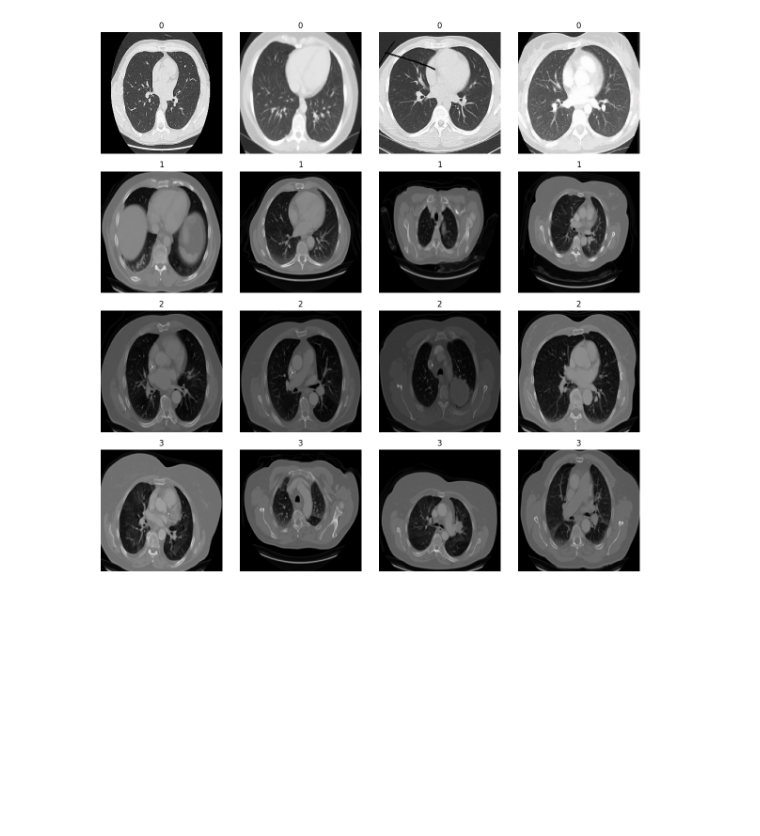
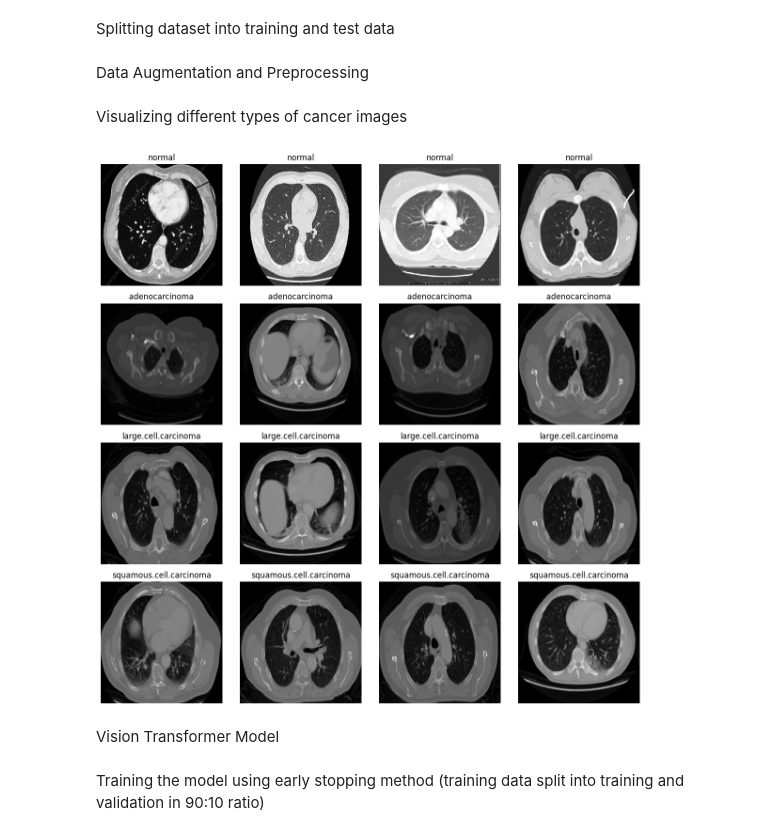
Before and after one commit to SaumyaGupta-99/CancerDetectionUsingViT, a Jupyter notebook: ViT.ipynb, the cells around one changed output. Saved outputs shown, nothing was run; the diff lists cells and outputs as text; code cells hidden in the pictures; blank space fills up the shorter version.

Commit message:
updated transformer code

```diff
--- a/ViT.ipynb
+++ b/ViT.ipynb
@@ -74,10 +78,14 @@ data_path = ""
 labels = ["adenocarcinoma", "large.cell.carcinoma", "normal", "squamous.cell.carcinoma"]
 
 X, y = load_images(data_path, labels=labels, image_size=image_size)
+# %% [markdown]
+Splitting dataset into training and test data
 # %%
 from sklearn.model_selection import train_test_split
 
 X_train, X_test, y_train, y_test = train_test_split(X, y, test_size=0.2)
+# %% [markdown]
+Data Augmentation and Preprocessing
 # %%
 import torch
 from torch.utils.data import Dataset, DataLoader
@@ -93,6 +101,13 @@ label2idx = {
     "adenocarcinoma": 1,
     "large.cell.carcinoma": 2,
     "squamous.cell.carcinoma": 3
+}
+
+idx2label = {
+    0: "normal",
+    1: "adenocarcinoma",
+    2: "large.cell.carcinoma",
+    3: "squamous.cell.carcinoma"
 }
 
 mean = [0.485, 0.456, 0.406]
@@ -151,6 +166,8 @@ test_loader  = DataLoader(test_dataset,  batch_size=BATCH_SIZE, shuffle=False)
 
 # Cleanup
 # del train_dataset, valid_dataset, test_dataset
+# %% [markdown]
+Visualizing different types of cancer images
 # %%
 import matplotlib.pyplot as plt
 
@@ -162,35 +179,37 @@ if len(labels) == 1:
 for i, label in enumerate(labels):
     indices = np.where(test_dataset.labels == label)[0]
     num_to_sample = len(indices)
     random_indices = np.random.choice(indices, size=num_to_sample, replace=False)
     for j in range(4):  # Always loop over 4 columns
         ax = axes[i, j]
         if j < num_to_sample:
             img = test_dataset.images[random_indices[j]]
             if isinstance(img, torch.Tensor):
                 img = img.numpy()
                 if img.ndim == 3 and img.shape[0] in [1, 3]:  # Likely CHW
                     img = np.transpose(img, (1, 2, 0))  # Convert to HWC
 
             elif isinstance(img, Image.Image):
                 img = np.array(img)
 
             if isinstance(img, np.ndarray):
                 if img.ndim == 3 and img.shape[2] == 3:
                     img = cv2.cvtColor(img, cv2.COLOR_BGR2RGB)
                 ax.imshow(img)
             else:
                 print(f"Unexpected type: {type(img)}")
             ax.imshow(img)
-            ax.set_title(label)
+            ax.set_title(idx2label[label])
         else:
             ax.axis("off")  # Hide unused subplots if less than 4 images available
         ax.axis("off")
 
 plt.tight_layout()
 plt.show()
 # %% [output]
-[figure, old version]
+[figure, new version]
+# %% [markdown]
+Vision Transformer Model
 # %%
 from typing import Type
 
@@ -386 +384,3 @@ class ViTClassifierModel(torch.nn.Module):
     return x
+# %% [markdown]
+Training the model using early stopping method (training data split into training and validation in 90:10 ratio)
```
Also changed, not shown: parts of 10 cells of this notebook.
